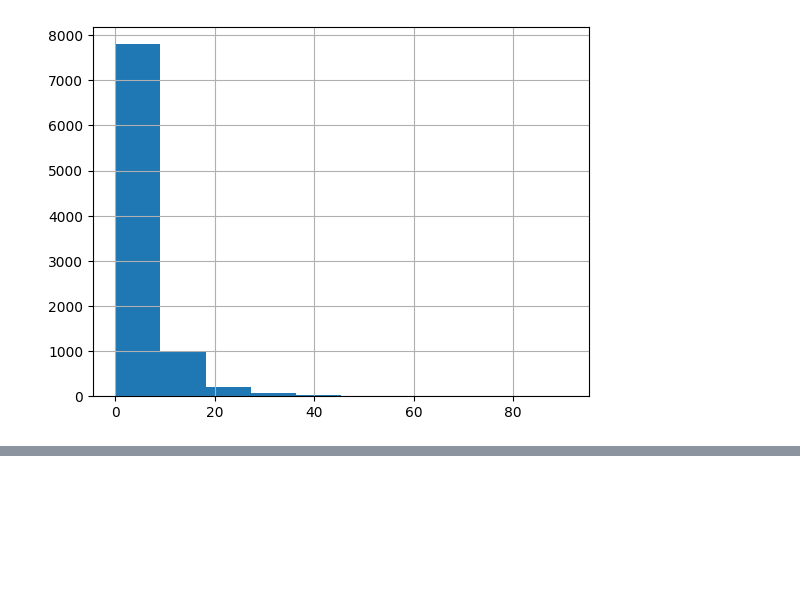
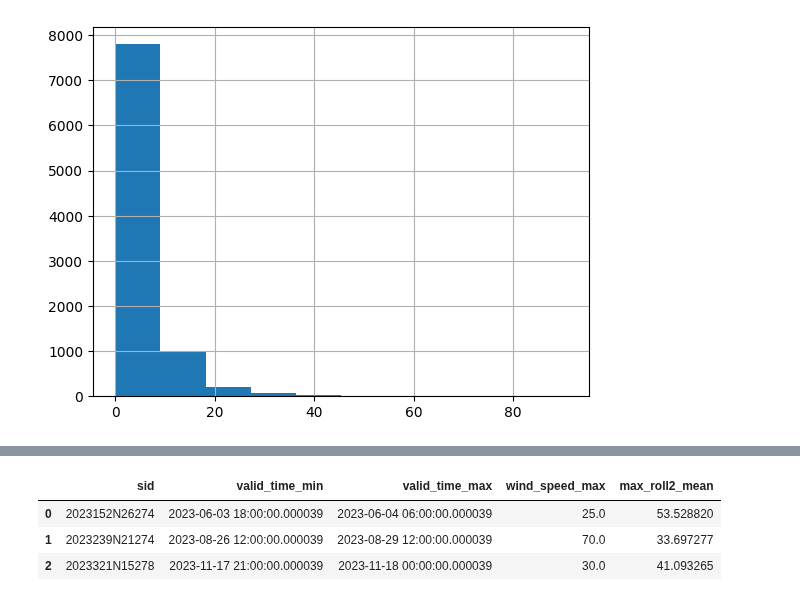
Before and after one commit to OCHA-DAP/ds-aa-cub-hurricanes, a Jupyter notebook: exploration/imerg.ipynb, the cells around one changed output, grey strips where cells are left out. Saved outputs shown, nothing was run; the diff lists cells and outputs as text; code cells hidden in the pictures; blank space fills up the shorter version.

```diff
--- a/exploration/imerg.ipynb
+++ b/exploration/imerg.ipynb
@@ -46,0 +79,12 @@ df_imerg.groupby(df_imerg["valid_date"].dt.year)[
+# %%
+df_all = ibtracs.load_ibtracs_in_bounds(*gdf_zma.total_bounds)
+# %%
+df_agg = (
+    df_all.groupby("sid")
+    .agg(
+        valid_time_min=("valid_time", "min"),
+        valid_time_max=("valid_time", "max"),
+        wind_speed_max=("wind_speed", "max"),
+    )
+    .reset_index()
+)
@@ -46,0 +95,19 @@ df_imerg.groupby(df_imerg["valid_date"].dt.year)[
+# %%
+def get_storm_rainfall(storm_row):
+    min_date = storm_row["valid_time_min"].date()
+    max_date = storm_row["valid_time_max"].date() + pd.DateOffset(days=1)
+    dff_imerg = df_imerg[
+        (df_imerg["valid_date"] >= pd.Timestamp(min_date))
+        & (df_imerg["valid_date"] <= pd.Timestamp(max_date))
+    ]
+    storm_row["max_roll2_mean"] = dff_imerg["roll2_mean"].max()
+    return storm_row
+# %%
+df_agg = df_agg.apply(get_storm_rainfall, axis=1)
+# %%
+df_agg
+# %% [output]
+|  | sid | valid_time_min | valid_time_max | wind_speed_max | max_roll2_mean |
+| 0 | 2023152N26274 | 2023-06-03 18:00:00.000039 | 2023-06-04 06:00:00.000039 | 25.0 | 53.528820 |
+| 1 | 2023239N21274 | 2023-08-26 12:00:00.000039 | 2023-08-29 12:00:00.000039 | 70.0 | 33.697277 |
+| 2 | 2023321N15278 | 2023-11-17 21:00:00.000039 | 2023-11-18 00:00:00.000039 | 30.0 | 41.093265 |
```
Also changed, not shown: parts of 11 cells of this notebook, 9 other files.
